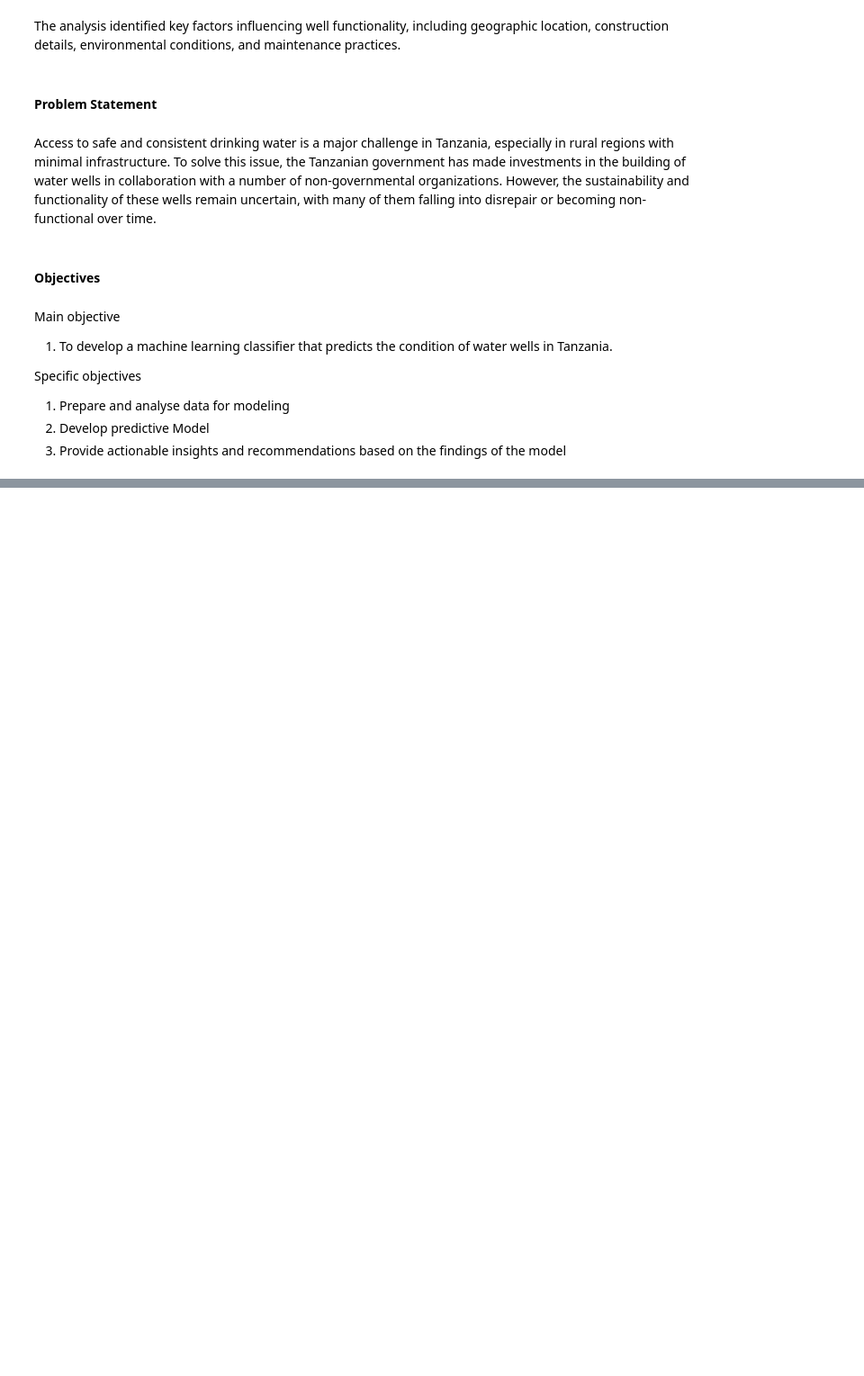
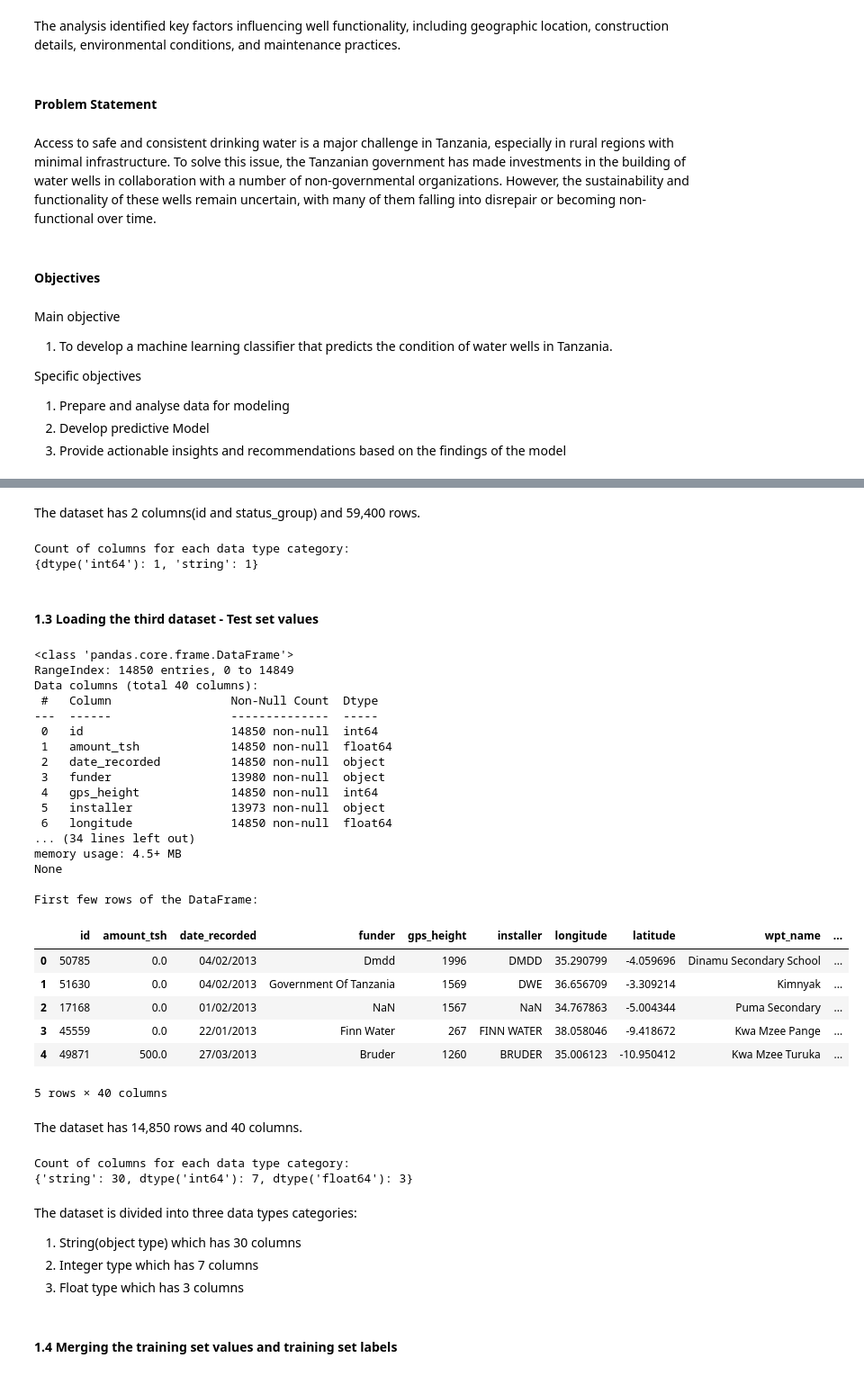
Before and after one commit to Kamaukaguru/Tanzania_water_wells_project, a Jupyter notebook: index.ipynb, the cells around one changed output, grey strips where cells are left out. Shown at 90% size. Cells and saved outputs as stored; diff of their text form; code cells hidden in the pictures; blank space fills up the shorter version.

```diff
--- a/index.ipynb
+++ b/index.ipynb
@@ -43,0 +250,60 @@ Specific objectives
+# %% [markdown]
+The dataset has 2 columns(id and status_group) and 59,400 rows.
+# %%
+#check the data types of DataFrame columns in our training set values.
+data_type_counts = check_data_types(df2)
+print("Count of columns for each data type category:")
+print(data_type_counts)
+# %% [output]
+Count of columns for each data type category:
+{dtype('int64'): 1, 'string': 1}
+# %% [markdown]
+#### 1.3 Loading the third dataset - Test set values
+# %%
+file_path3 = 'data/Test set values.csv'
+test_data,data_info, data_head = load_and_get_info(file_path3)
+print(data_info)
+print("\nFirst few rows of the DataFrame:")
+data_head #data_head
+# %% [output]
+<class 'pandas.core.frame.DataFrame'>
+RangeIndex: 14850 entries, 0 to 14849
+Data columns (total 40 columns):
+ #   Column                 Non-Null Count  Dtype
+---  ------                 --------------  -----
+ 0   id                     14850 non-null  int64
+ 1   amount_tsh             14850 non-null  float64
+ 2   date_recorded          14850 non-null  object
+ 3   funder                 13980 non-null  object
+ 4   gps_height             14850 non-null  int64
+ 5   installer              13973 non-null  object
+ 6   longitude              14850 non-null  float64
+... (34 lines left out)
+memory usage: 4.5+ MB
+None
+
+First few rows of the DataFrame:
+|  | id | amount_tsh | date_recorded | funder | gps_height | installer | longitude | latitude | wpt_name | ... |
+| 0 | 50785 | 0.0 | 04/02/2013 | Dmdd | 1996 | DMDD | 35.290799 | -4.059696 | Dinamu Secondary School | ... |
+| 1 | 51630 | 0.0 | 04/02/2013 | Government Of Tanzania | 1569 | DWE | 36.656709 | -3.309214 | Kimnyak | ... |
+| 2 | 17168 | 0.0 | 01/02/2013 | NaN | 1567 | NaN | 34.767863 | -5.004344 | Puma Secondary | ... |
+| 3 | 45559 | 0.0 | 22/01/2013 | Finn Water | 267 | FINN WATER | 38.058046 | -9.418672 | Kwa Mzee Pange | ... |
+| 4 | 49871 | 500.0 | 27/03/2013 | Bruder | 1260 | BRUDER | 35.006123 | -10.950412 | Kwa Mzee Turuka | ... |
+5 rows × 40 columns
+# %% [markdown]
+The dataset has 14,850 rows and 40 columns.
+# %%
+#check the data types of DataFrame columns in our training set values.
+data_type_counts = check_data_types(df3)
+print("Count of columns for each data type category:")
+print(data_type_counts)
+# %% [output]
+Count of columns for each data type category:
+{'string': 30, dtype('int64'): 7, dtype('float64'): 3}
+# %% [markdown]
+The dataset is divided into three data types categories:
+1. String(object type) which has 30 columns
+2. Integer type which has 7 columns
+3. Float type which has 3 columns
+# %% [markdown]
+#### 1.4 Merging the training set values and training set labels
```
Also changed, not shown: parts of 63 cells of this notebook, 4 other files.
